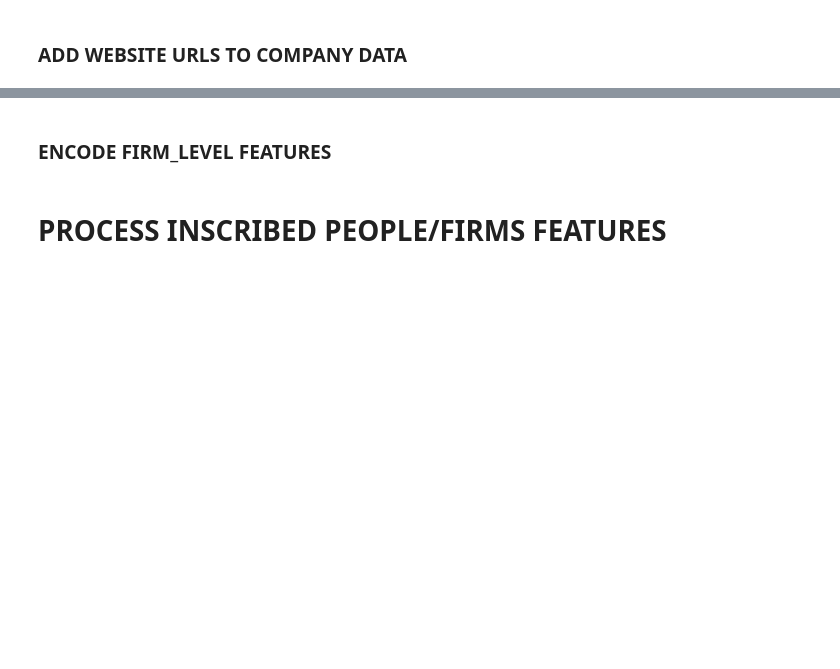
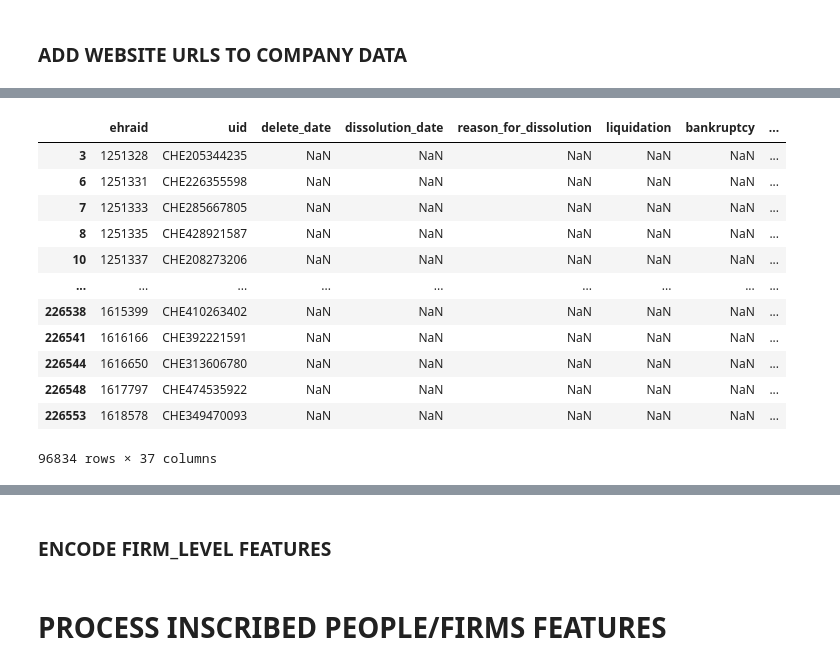
Before and after one commit to MaBlock7/company_success_prediction, a Jupyter notebook: success_prediction/zefix_feature_engineering.ipynb, the cells around one changed output, grey strips where cells are left out. Cells and saved outputs as stored; diff of their text form; code cells hidden in the pictures; blank space fills up the shorter version.

```diff
--- a/success_prediction/zefix_feature_engineering.ipynb
+++ b/success_prediction/zefix_feature_engineering.ipynb
@@ -381,0 +412,16 @@ websites
+# %%
+df_startups[(df_startups.company_url != 'no website available') & ~(df_startups.liquidation | df_startups.bankruptcy | df_startups.other_exit)]
+# %% [output]
+|  | ehraid | uid | delete_date | dissolution_date | reason_for_dissolution | liquidation | bankruptcy | ... |
+| 3 | 1251328 | CHE205344235 | NaN | NaN | NaN | NaN | NaN | ... |
+| 6 | 1251331 | CHE226355598 | NaN | NaN | NaN | NaN | NaN | ... |
+| 7 | 1251333 | CHE285667805 | NaN | NaN | NaN | NaN | NaN | ... |
+| 8 | 1251335 | CHE428921587 | NaN | NaN | NaN | NaN | NaN | ... |
+| 10 | 1251337 | CHE208273206 | NaN | NaN | NaN | NaN | NaN | ... |
+| ... | ... | ... | ... | ... | ... | ... | ... | ... |
+| 226538 | 1615399 | CHE410263402 | NaN | NaN | NaN | NaN | NaN | ... |
+| 226541 | 1616166 | CHE392221591 | NaN | NaN | NaN | NaN | NaN | ... |
+| 226544 | 1616650 | CHE313606780 | NaN | NaN | NaN | NaN | NaN | ... |
+| 226548 | 1617797 | CHE474535922 | NaN | NaN | NaN | NaN | NaN | ... |
+| 226553 | 1618578 | CHE349470093 | NaN | NaN | NaN | NaN | NaN | ... |
+96834 rows × 37 columns
```
Also changed, not shown: parts of 18 cells of this notebook, 4 other files.
